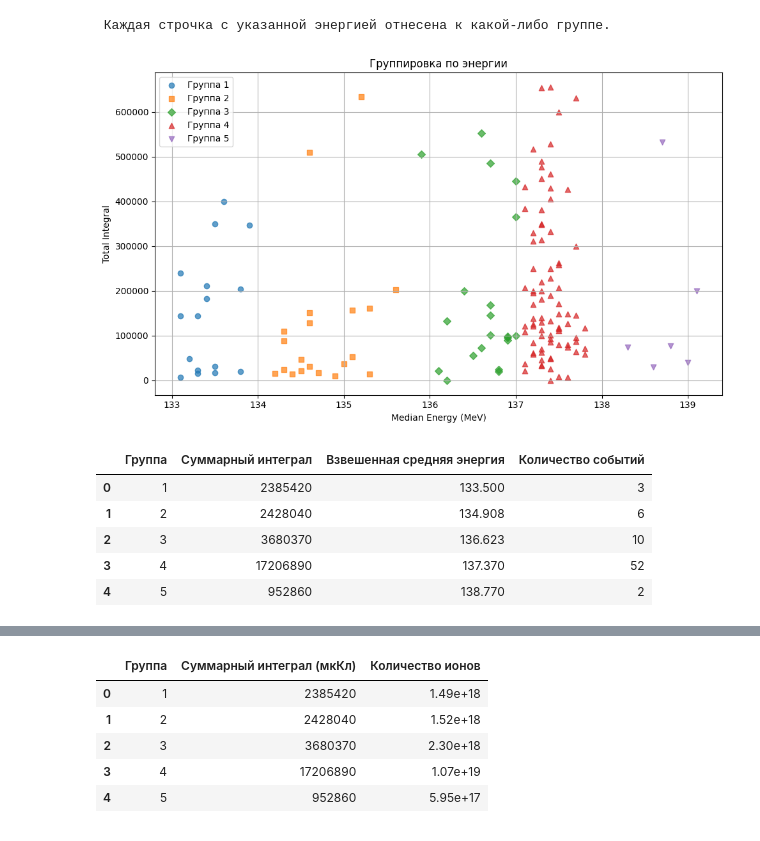
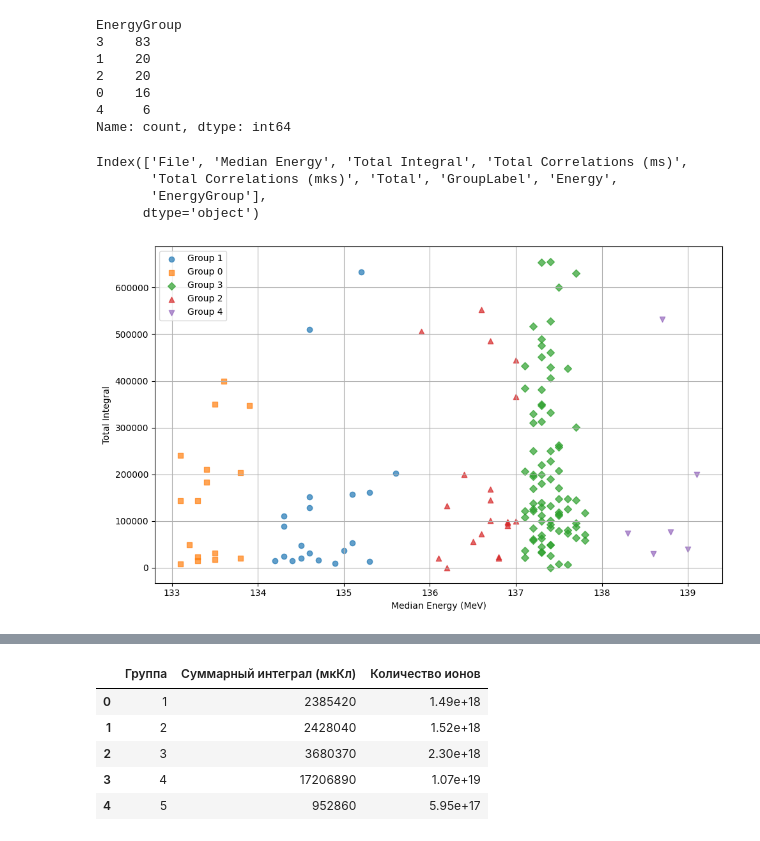
Before and after one commit to flnr-shels-dsp/decay-tools, a Jupyter notebook: demo/cross_section_demo.ipynb, the cells around one changed output, grey strips where cells are left out. Saved outputs shown, nothing was run; the diff lists cells and outputs as text; code cells hidden in the pictures.

Commit message:
Corrected plot_energy_groups and calculate_group_summary

```diff
--- a/demo/cross_section_demo.ipynb
+++ b/demo/cross_section_demo.ipynb
@@ -39,0 +24,4 @@ display(df_selected)
+# %%
+df = pd.read_csv("./SECH.csv")
+df.columns = df.columns.str.strip()
+df.head()
@@ -129,17 +116,27 @@ df_clean = cluster_by_energy(df_selected, n_groups=5)
 # %%
-check_grouping_completeness(df_clean)
+# validate that there is no missing data
+df_clean["EnergyGroup"].value_counts(dropna=False)
 # %% [output]
- Каждая строчка с указанной энергией отнесена к какой-либо группе.
+EnergyGroup
+3    83
+1    20
+2    20
+0    16
+4     6
+Name: count, dtype: int64
+# %%
+df_clean.columns
+# %% [output]
+Index(['File', 'Median Energy', 'Total Integral', 'Total Correlations (ms)',
+       'Total Correlations (mks)', 'Total', 'GroupLabel', 'Energy',
+       'EnergyGroup'],
+      dtype='object')
 # %%
-plot_energy_groups(df_clean, n_groups=5)
+plot_energy_groups(
+    df=df_clean,
+    energy_group_col="EnergyGroup",
+    energy_col="Median Energy",
+    integral_col="Total Integral"
+)
 # %% [output]
-[figure, old version]
+[figure, new version]
-# %%
-summary_df = calculate_group_summary(df_clean, n_groups=5)
-# %% [output]
-|  | Группа | Суммарный интеграл | Взвешенная средняя энергия | Количество событий |
-| 0 | 1 | 2385420 | 133.500 | 3 |
-| 1 | 2 | 2428040 | 134.908 | 6 |
-| 2 | 3 | 3680370 | 136.623 | 10 |
-| 3 | 4 | 17206890 | 137.370 | 52 |
-| 4 | 5 | 952860 | 138.770 | 2 |
```
Also changed, not shown: parts of 7 cells of this notebook, 2 other files.
